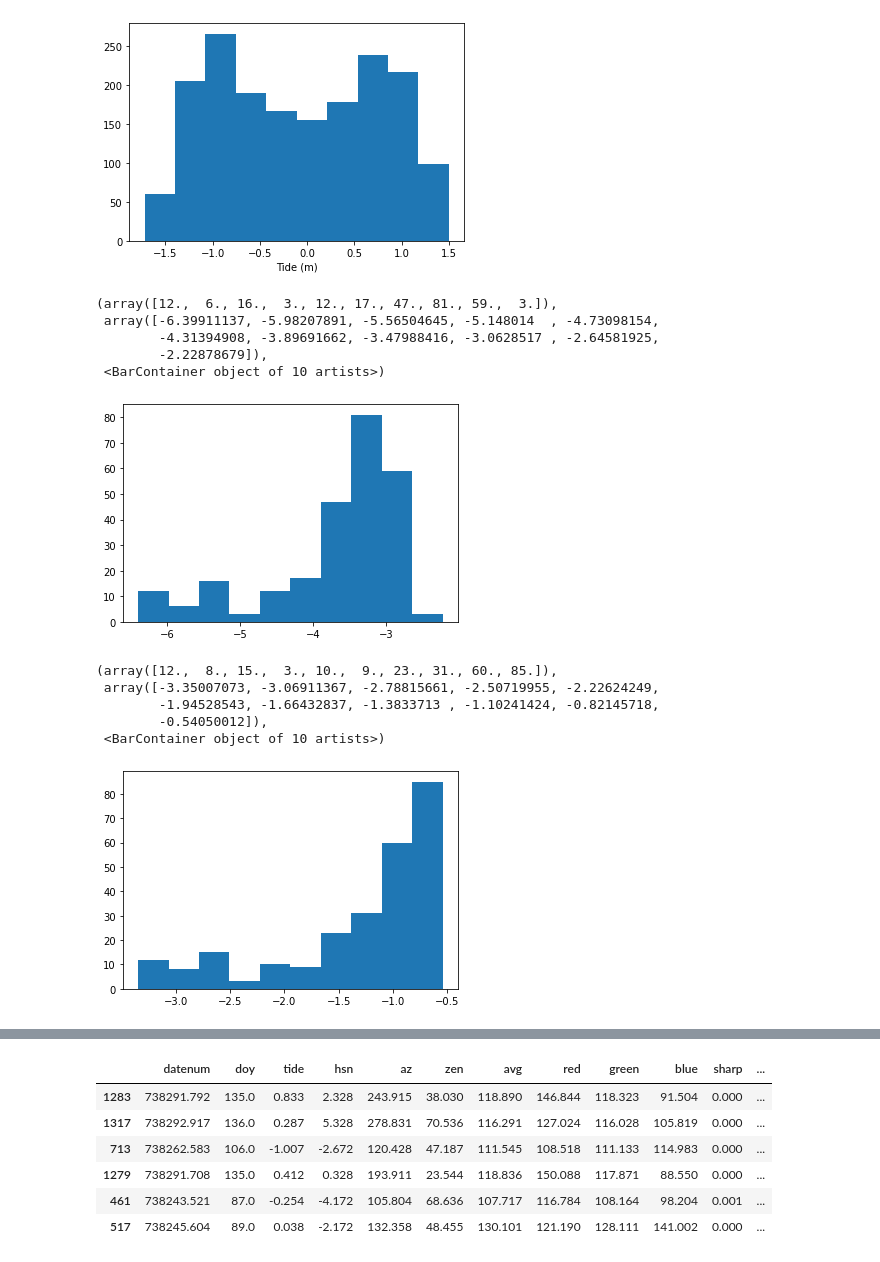
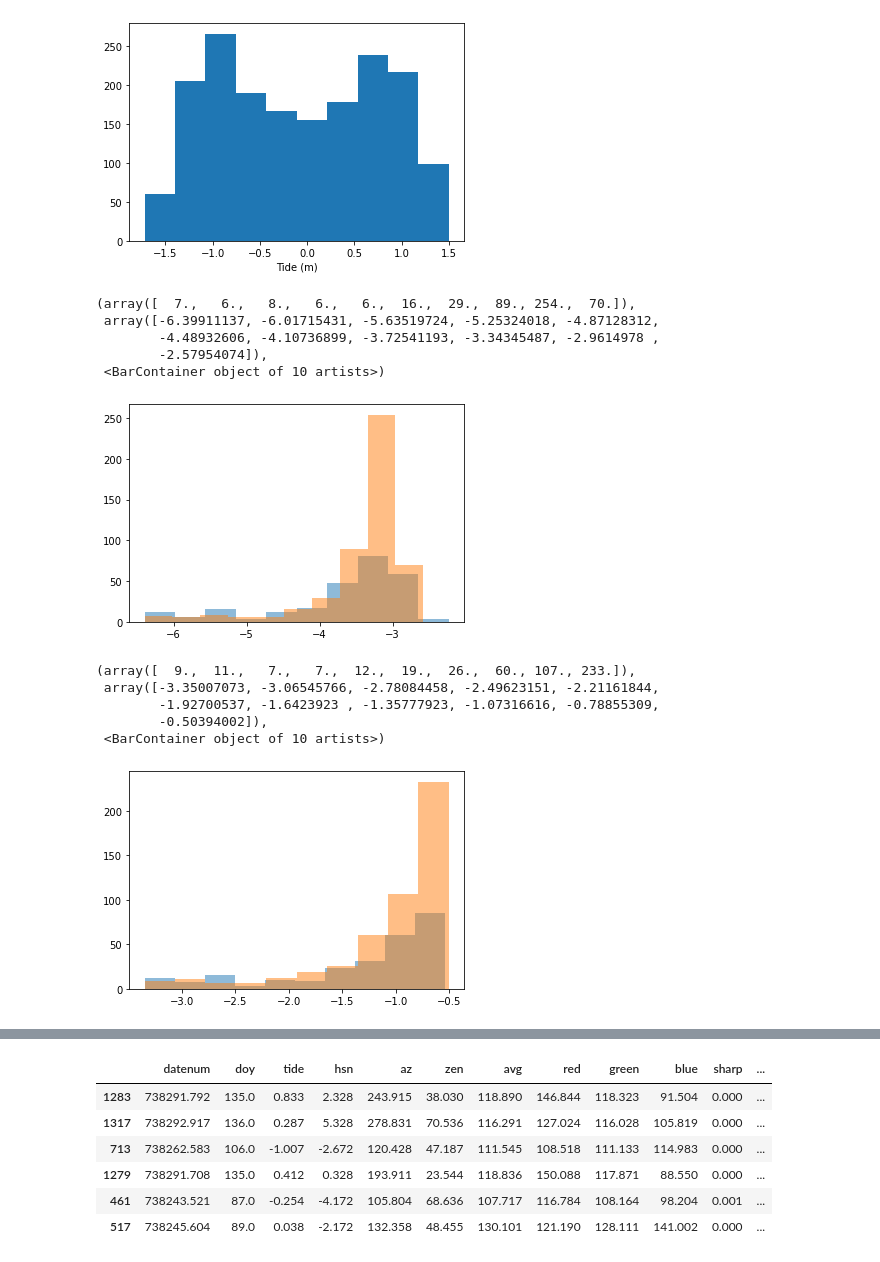
Before and after one commit to csherwood-usgs/CoastCam, a Jupyter notebook: assess_inventory.ipynb, the cells around one changed output, grey strips where cells are left out. Saved outputs shown, nothing was run; the diff lists cells and outputs as text; code cells hidden in the pictures.

Commit message:
tested sharpness, working on assess_inventory

```diff
--- a/assess_inventory.ipynb
+++ b/assess_inventory.ipynb
@@ -50,7 +50,8 @@ Using info for CACO02 - Marconi Beach
 # %% [markdown]
 ### Work through the folder and find all images pairs
 # %%
-rdir = 'C:/crs/proj/2019_CACO_CoastCam/CACO-02/timex/'
+#rdir = 'C:/crs/proj/2019_CACO_CoastCam/CACO-02/timex/'
+rdir = 'F:/timex/'
 c1list = []
 c2list = []
 
@@ -123,14 +125,24 @@ This is much slower because it has to open each file. This is only reading C1...
 # %%
 # arrays to store results
-sharp = np.nan*np.ones(nfiles)
-contrast = np.nan*np.ones(nfiles)
-avg = np.nan*np.ones(nfiles)
-rgb = np.nan*np.ones((nfiles,3))
+sharp1 = np.nan*np.ones(nfiles)
+contrast1 = np.nan*np.ones(nfiles)
+avg1 = np.nan*np.ones(nfiles)
+rgb1 = np.nan*np.ones((nfiles,3))
+
+sharp2 = np.nan*np.ones(nfiles)
+contrast2 = np.nan*np.ones(nfiles)
+avg2 = np.nan*np.ones(nfiles)
+rgb2 = np.nan*np.ones((nfiles,3))
 
 for i, fn in enumerate( c1list ):
     with Image.open(rdir+fn) as img:
-        sharp[i], contrast[i] = estimate_sharpness( img )
-        rgb[i,:], avg[i] = average_color( img )
+        sharp1[i], contrast1[i] = estimate_sharpness( img )
+        rgb1[i,:], avg1[i] = average_color( img )
+
+for i, fn in enumerate( c2list ):
+    with Image.open(rdir+fn) as img:
+        sharp2[i], contrast2[i] = estimate_sharpness( img )
+        rgb2[i,:], avg2[i] = average_color( img )
 # %%
 # lludge to fix weird hsn
 hsn[hsn<-12]=hsn[hsn<-12]+24.
@@ -147,20 +159,22 @@ plt.xlabel('Tide (m)')
 Text(0.5, 0, 'Tide (m)')
 [figure]
 # %%
-plt.hist(np.log10(sharp[sharp>0]))
+plt.hist(np.log10(sharp1[sharp1>0]),alpha=.5)
+plt.hist(np.log10(sharp2[sharp2>0]),alpha=.5)
 # %% [output]
-(array([12.,  6., 16.,  3., 12., 17., 47., 81., 59.,  3.]),
- array([-6.39911137, -5.98207891, -5.56504645, -5.148014  , -4.73098154,
-        -4.31394908, -3.89691662, -3.47988416, -3.0628517 , -2.64581925,
-        -2.22878679]),
+(array([  7.,   6.,   8.,   6.,   6.,  16.,  29.,  89., 254.,  70.]),
+ array([-6.39911137, -6.01715431, -5.63519724, -5.25324018, -4.87128312,
+        -4.48932606, -4.10736899, -3.72541193, -3.34345487, -2.9614978 ,
+        -2.57954074]),
  <BarContainer object of 10 artists>)
-[figure, old version]
+[figure, new version]
 # %%
-plt.hist(np.log10(contrast[contrast>0]))
+plt.hist(np.log10(contrast1[contrast1>0]),alpha=.5)
+plt.hist(np.log10(contrast2[contrast2>0]),alpha=.5)
 # %% [output]
-(array([12.,  8., 15.,  3., 10.,  9., 23., 31., 60., 85.]),
- array([-3.35007073, -3.06911367, -2.78815661, -2.50719955, -2.22624249,
-        -1.94528543, -1.66432837, -1.3833713 , -1.10241424, -0.82145718,
-        -0.54050012]),
+(array([  9.,  11.,   7.,   7.,  12.,  19.,  26.,  60., 107., 233.]),
+ array([-3.35007073, -3.06545766, -2.78084458, -2.49623151, -2.21161844,
+        -1.92700537, -1.6423923 , -1.35777923, -1.07316616, -0.78855309,
+        -0.50394002]),
  <BarContainer object of 10 artists>)
-[figure, old version]
+[figure, new version]
```
Also changed, not shown: parts of 11 cells of this notebook, 2 other files.
